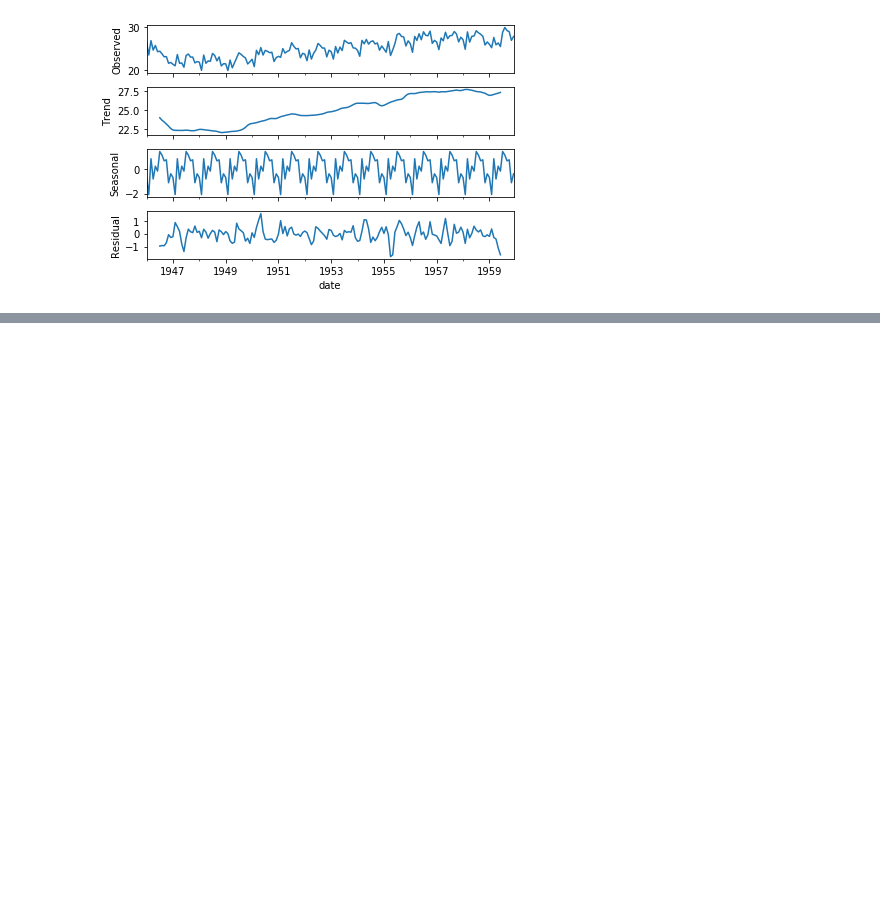
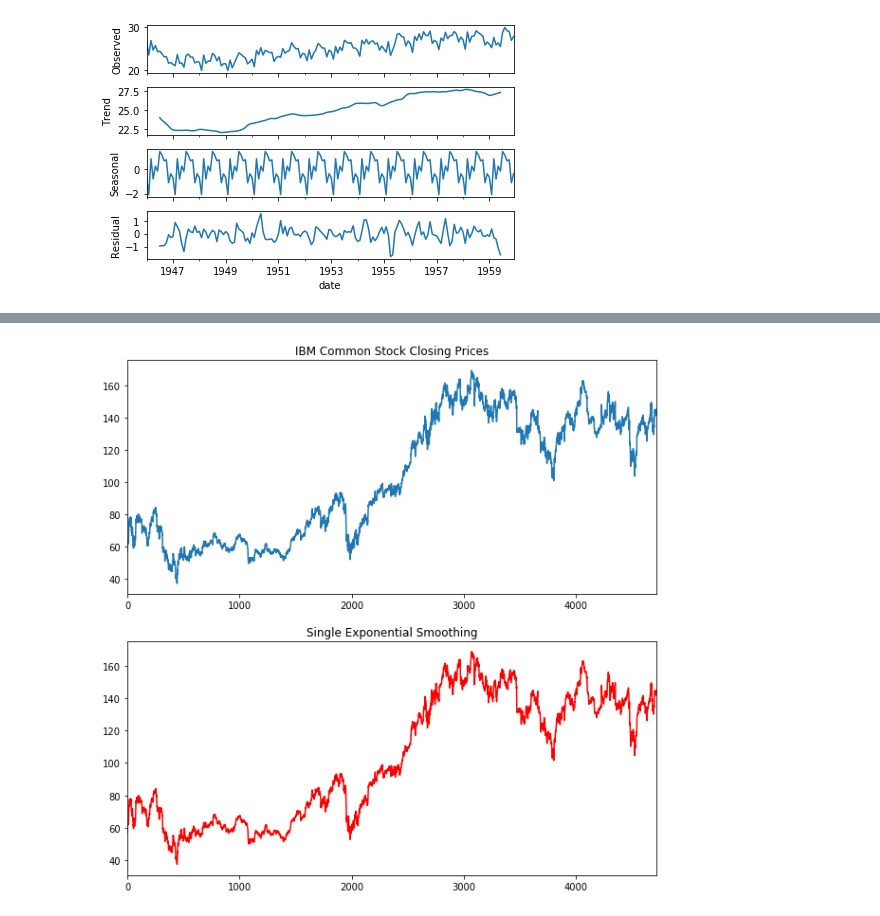
Before and after one commit to damiansp/TS, a Jupyter notebook: python/practical_TSA/03_exponential_smoothing/smoothing.py.ipynb, the cells around one changed output, grey strips where cells are left out. Saved outputs shown, nothing was run; the diff lists cells and outputs as text; code cells hidden in the pictures; blank space fills up the shorter version.

Commit message:
+exp smooth

```diff
--- a/python/practical_TSA/03_exponential_smoothing/smoothing.py.ipynb
+++ b/python/practical_TSA/03_exponential_smoothing/smoothing.py.ipynb
@@ -39,0 +71,5 @@ decomp.plot();
+# %%
+ibm = ibm[['Date', 'Adj Close']]
+ibm.rename(columns={'Adj Close': 'close'}, inplace=True)
+ibm.Date = pd.to_datetime(ibm.Date)
+ibm.head()
@@ -39,0 +83,21 @@ decomp.plot();
+# %%
+def single_exp_smoothing(x, alpha):
+    F = [x[0]]
+    for t in range(1, len(x)):
+        F.append(alpha * x[t] + (1 - alpha) * F[t - 1])
+    return F
+# %%
+ibm['SES0'] = single_exp_smoothing(ibm.close, 0)
+ibm['SES1'] = single_exp_smoothing(ibm.close, 1)
+# %%
+ibm['SES'] = single_exp_smoothing(ibm.close, 0.8)
+# %%
+fig = plt.figure(figsize=(10, 10))
+ax = fig.add_subplot(2, 1, 1)
+ibm.close.plot(ax=ax)
+ax.set_title('IBM Common Stock Closing Prices')
+ax = fig.add_subplot(2, 1, 2)
+ibm.SES.plot(ax=ax, color='r')
+ax.set_title('Single Exponential Smoothing');
+# %% [output]
+[figure, added]
```
Also changed, not shown: parts of 3 cells of this notebook.
